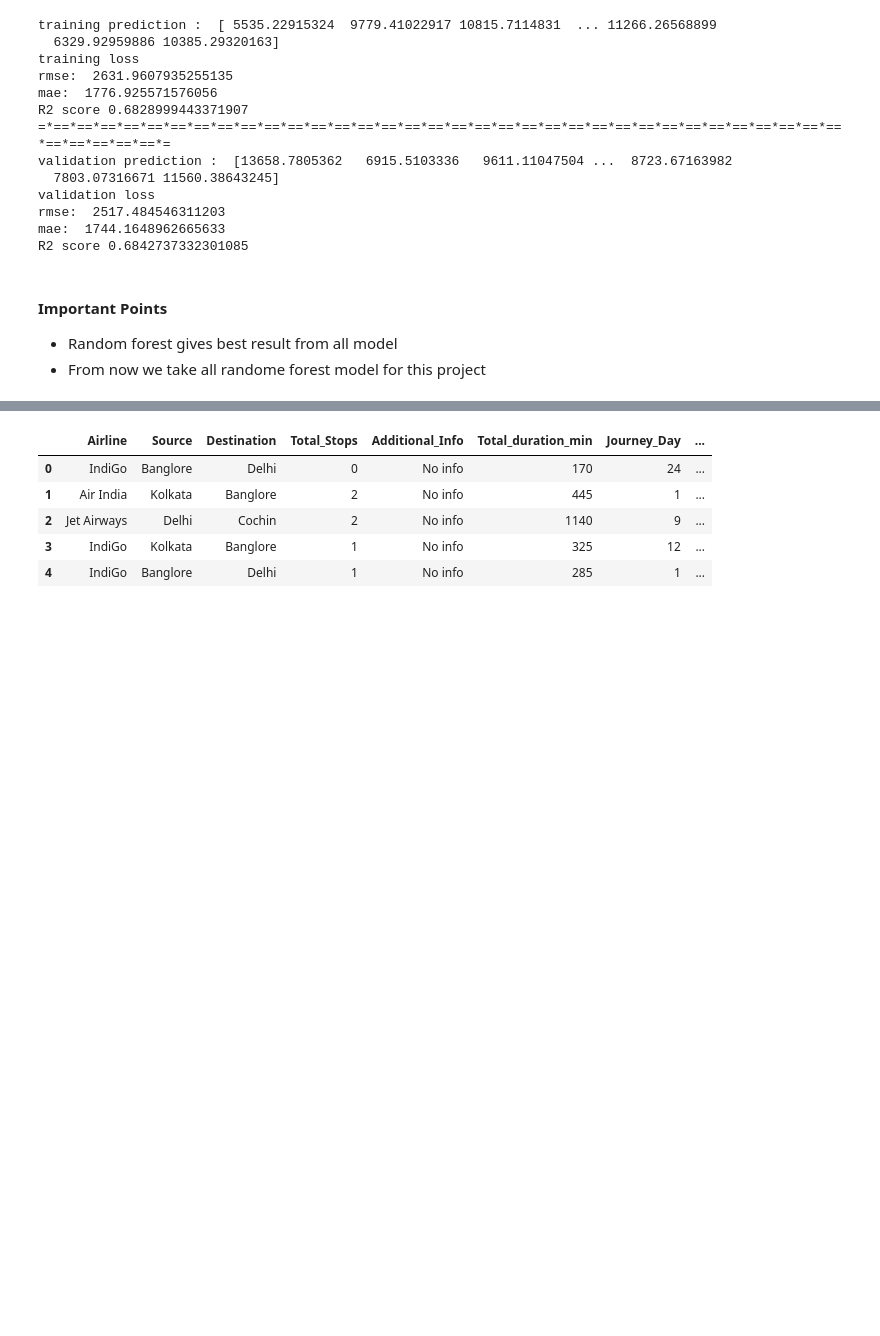
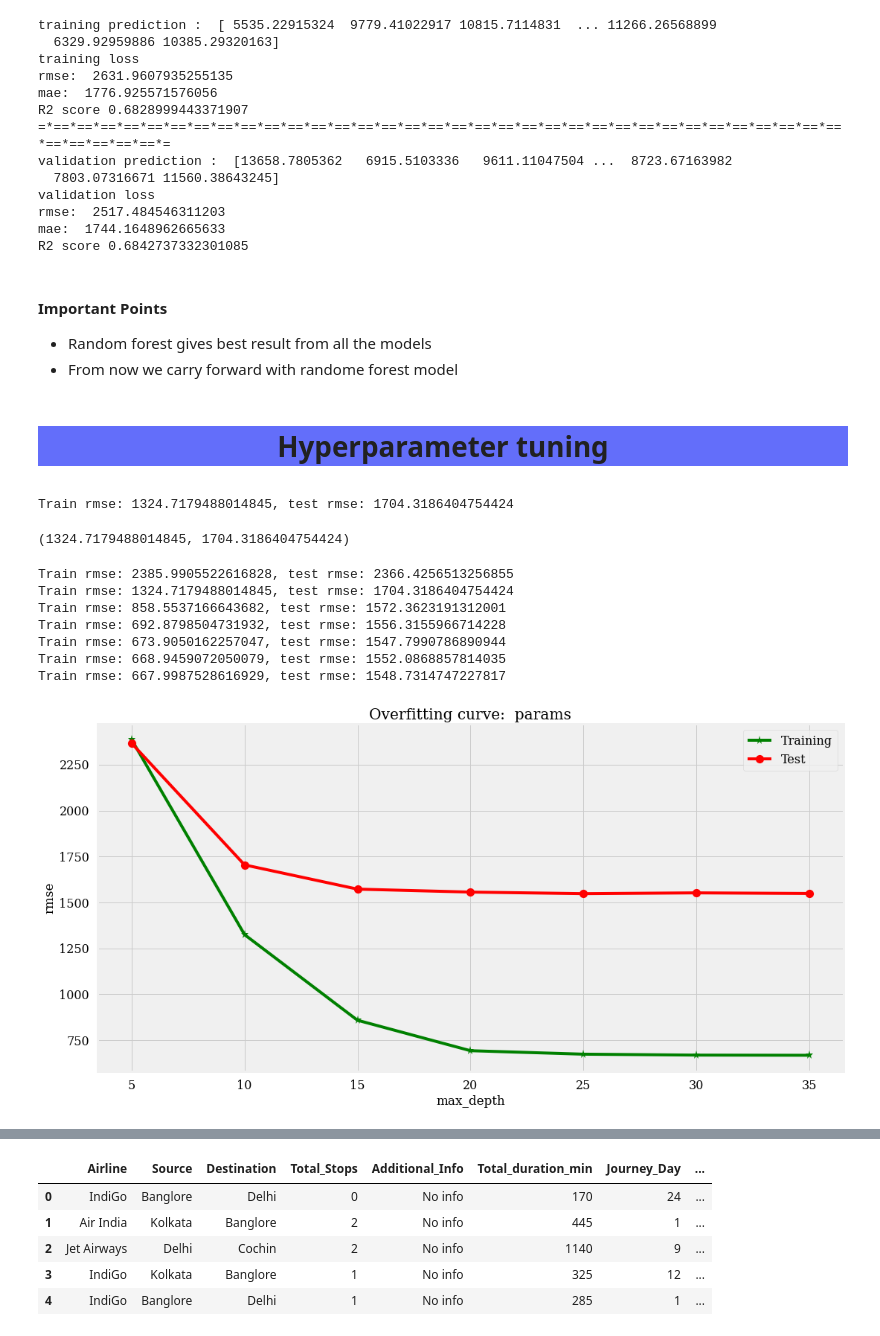
Before and after one commit to vijaybirju/Kaggle-notebook, a Jupyter notebook: flight-2.ipynb, the cells around one changed output, grey strips where cells are left out. Drawn from its saved outputs; the diff is of its cells as text; code cells hidden in the pictures; blank space fills up the shorter version.

Commit message:
hyperameter tuning

```diff
--- a/flight-2.ipynb
+++ b/flight-2.ipynb
@@ -887,5 +864,51 @@ mae:  1744.1648962665633
 R2 score 0.6842737332301085
 # %% [markdown]
 #### Important Points
-* Random forest gives best result from all model
-* From now we take all randome forest model for this project
+* Random forest gives best result from all the models
+* From now we carry forward with randome forest model
+# %% [markdown]
+# <p style="background-color:#636efa;font-size:100%;text-align:center;" > Hyperparameter tuning </p>
+# %%
+def test_params(**params):
+    rnd = RandomForestRegressor(n_jobs=-1, random_state=42, **params)
+    rnd.fit(X_train, y_train)
+    y_pred = rnd.predict(X_train)
+    train_rmse = rmse(y_train,y_pred)
+    test_pred = rnd.predict(X_test)
+    test_rmse = rmse(y_test,test_pred)
+    print('Train rmse: {}, test rmse: {}'.format(train_rmse, test_rmse))
+    return train_rmse,test_rmse
+# %%
+test_params(max_depth=10)
+# %% [output]
+Train rmse: 1324.7179488014845, test rmse: 1704.3186404754424
+(1324.7179488014845, 1704.3186404754424)
+# %%
+# Helper funtion to plot and check parameter values
+
+
+def test_params_and_plot(param_name,values):
+    train_errors , val_errors = [] , []
+    for value in values:
+        params = {param_name: value}
+        train_rmse,test_rmse = test_params(**params)
+        train_errors.append(train_rmse)
+        val_errors.append(test_rmse)
+    plt.figure(figsize=(16,8))
+    plt.title('Overfitting curve:  params')
+    plt.plot(values, train_errors, 'g-*')
+    plt.plot(values, val_errors, 'r-o')
+    plt.xlabel(param_name)
+    plt.ylabel('rmse')
+    plt.legend(['Training', 'Test'])
+# %%
+test_params_and_plot('max_depth', [5, 10, 15, 20, 25, 30, 35])
+# %% [output]
+Train rmse: 2385.9905522616828, test rmse: 2366.4256513256855
+Train rmse: 1324.7179488014845, test rmse: 1704.3186404754424
+Train rmse: 858.5537166643682, test rmse: 1572.3623191312001
+Train rmse: 692.8798504731932, test rmse: 1556.3155966714228
+Train rmse: 673.9050162257047, test rmse: 1547.7990786890944
+Train rmse: 668.9459072050079, test rmse: 1552.0868857814035
+Train rmse: 667.9987528616929, test rmse: 1548.7314747227817
+[figure, added]
```
Also changed, not shown: parts of 21 cells of this notebook.
